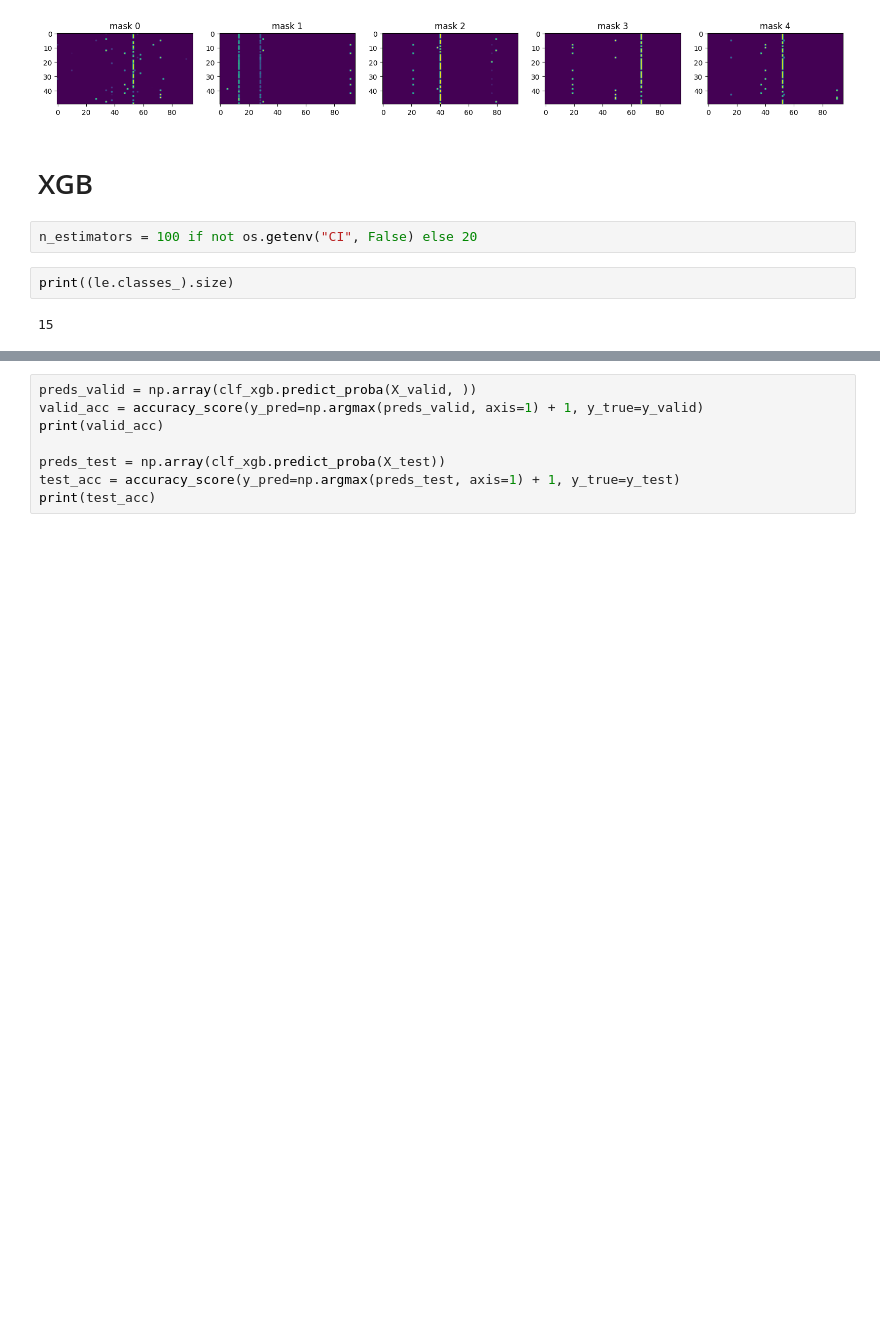
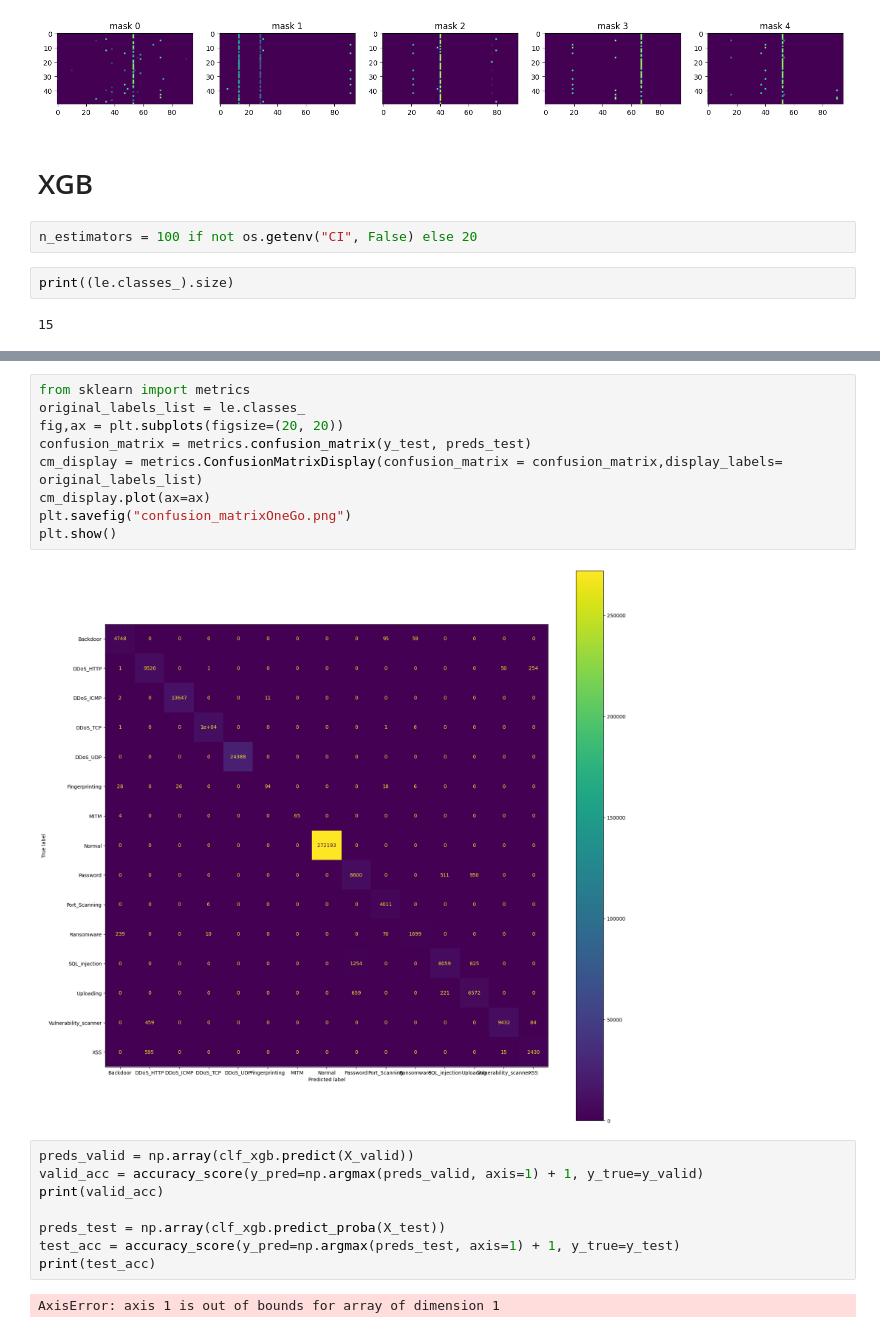
Before and after one commit to Melicias/INOVMineral, a Jupyter notebook: EdgeIIot_tabnet_multi_oneGo.ipynb, the cells around one changed output, grey strips where cells are left out. Cells and saved outputs as stored; diff of their text form; blank space fills up the shorter version.

```diff
--- a/EdgeIIot_tabnet_multi_oneGo.ipynb
+++ b/EdgeIIot_tabnet_multi_oneGo.ipynb
@@ -329,8 +330,21 @@ Error:
+# %%
+from sklearn import metrics
+original_labels_list = le.classes_
+fig,ax = plt.subplots(figsize=(20, 20))
+confusion_matrix = metrics.confusion_matrix(y_test, preds_test)
+cm_display = metrics.ConfusionMatrixDisplay(confusion_matrix = confusion_matrix,display_labels= original_labels_list)
+cm_display.plot(ax=ax)
+plt.savefig("confusion_matrixOneGo.png")
+plt.show()
+# %% [output]
+[figure, added]
 # %%
-preds_valid = np.array(clf_xgb.predict_proba(X_valid, ))
+preds_valid = np.array(clf_xgb.predict(X_valid))
 valid_acc = accuracy_score(y_pred=np.argmax(preds_valid, axis=1) + 1, y_true=y_valid)
 print(valid_acc)
 
 preds_test = np.array(clf_xgb.predict_proba(X_test))
 test_acc = accuracy_score(y_pred=np.argmax(preds_test, axis=1) + 1, y_true=y_test)
 print(test_acc)
+# %% [output]
+AxisError: axis 1 is out of bounds for array of dimension 1
```
Also changed, not shown: parts of 7 cells of this notebook, 15 other files.
